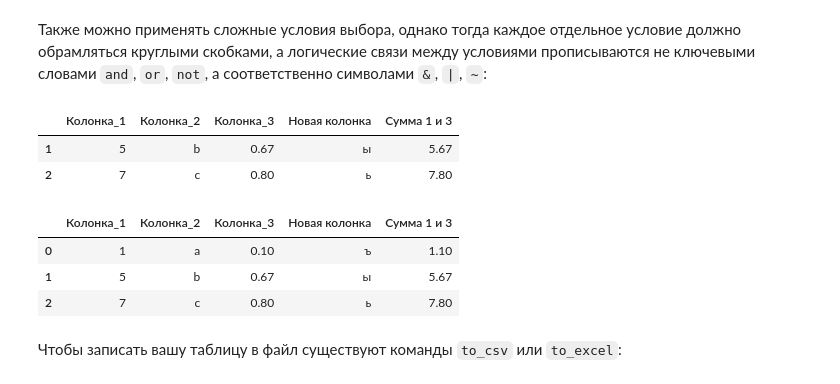
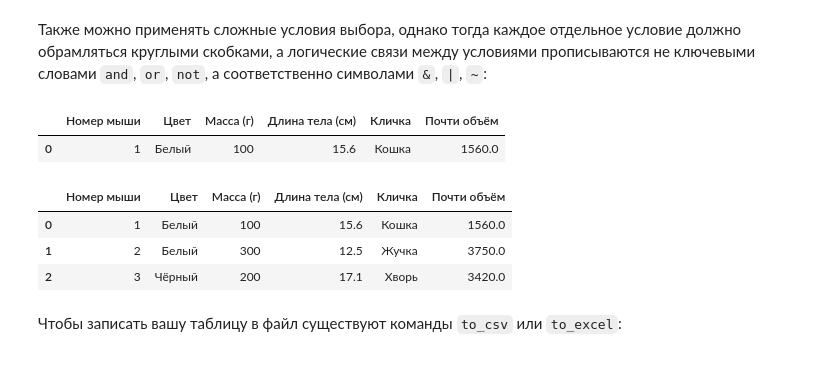
Before and after one commit to mikewellmeansme/biological-statistics-course, a Jupyter notebook: lesson_003.ipynb, the cells around one changed output. Saved outputs shown, nothing was run; the diff lists cells and outputs as text; code cells hidden in the pictures.

```diff
--- a/lesson_003.ipynb
+++ b/lesson_003.ipynb
@@ -152,8 +154,8 @@ df.loc[0]
 Name: 0, dtype: object
 # %% [markdown]
 Если мы хотим добавить новую колонку к таблице, то мы пишем:
-# %%
-df['Новая колонка'] = ['ъ', 'ы', 'ь', ' ']
+# %%
+df['Кличка'] = ['Кошка', 'Жучка', 'Хворь', 'Бесхвостый']
 # %% [markdown]
 И в нашу таблицу добавится новая колонка:
 # %%
@@ -193,7 +195,7 @@ dtype: float64
 # %% [markdown]
 Результат операций над колонками мы можем записать в новую колонку (так мы обычно и будем поступать):
-# %%
-df['Сумма 1 и 3'] = df['Колонка_1'] + df['Колонка_3']
+# %%
+df['Почти объём'] = df['Длина тела (см)'] * df['Масса (г)']
 # %%
 df
 # %% [output]
@@ -214,19 +227,18 @@ df[df['Колонка_1'] > 6]
 Как можно видеть, были выбраны только те строки, в которых значения в колонке "Колонка_1" были больше 6.
 # %% [markdown]
 Также можно применять сложные условия выбора, однако тогда каждое отдельное условие должно обрамляться круглыми скобками, а логические связи между условиями прописываются не ключевыми словами `and`, `or`, `not`, а соответственно символами `&`, `|`, `~`:
-# %%
-df[(df['Колонка_1'] < 8) & (df['Колонка_3'] > 0.5)]
-# %% [output]
-|  | Колонка_1 | Колонка_2 | Колонка_3 | Новая колонка | Сумма 1 и 3 |
-| 1 | 5 | b | 0.67 | ы | 5.67 |
-| 2 | 7 | c | 0.80 | ь | 7.80 |
+# %%
+df[(df['Масса (г)'] < 300) & (df['Цвет'] == 'Белый')]
+# %% [output]
+|  | Номер мыши | Цвет | Масса (г) | Длина тела (см) | Кличка | Почти объём |
+| 0 | 1 | Белый | 100 | 15.6 | Кошка | 1560.0 |
 # %%
-df[~(df['Новая колонка'] == ' ')]
+df[~(df['Кличка'] == 'Бесхвостый')]
 # %% [output]
-|  | Колонка_1 | Колонка_2 | Колонка_3 | Новая колонка | Сумма 1 и 3 |
-| 0 | 1 | a | 0.10 | ъ | 1.10 |
-| 1 | 5 | b | 0.67 | ы | 5.67 |
-| 2 | 7 | c | 0.80 | ь | 7.80 |
+|  | Номер мыши | Цвет | Масса (г) | Длина тела (см) | Кличка | Почти объём |
+| 0 | 1 | Белый | 100 | 15.6 | Кошка | 1560.0 |
+| 1 | 2 | Белый | 300 | 12.5 | Жучка | 3750.0 |
+| 2 | 3 | Чёрный | 200 | 17.1 | Хворь | 3420.0 |
 # %% [markdown]
 Чтобы записать вашу таблицу в файл существуют команды `to_csv` или `to_excel`:
 # %%
```
Also changed, not shown: parts of 16 cells of this notebook, 1 other file.
